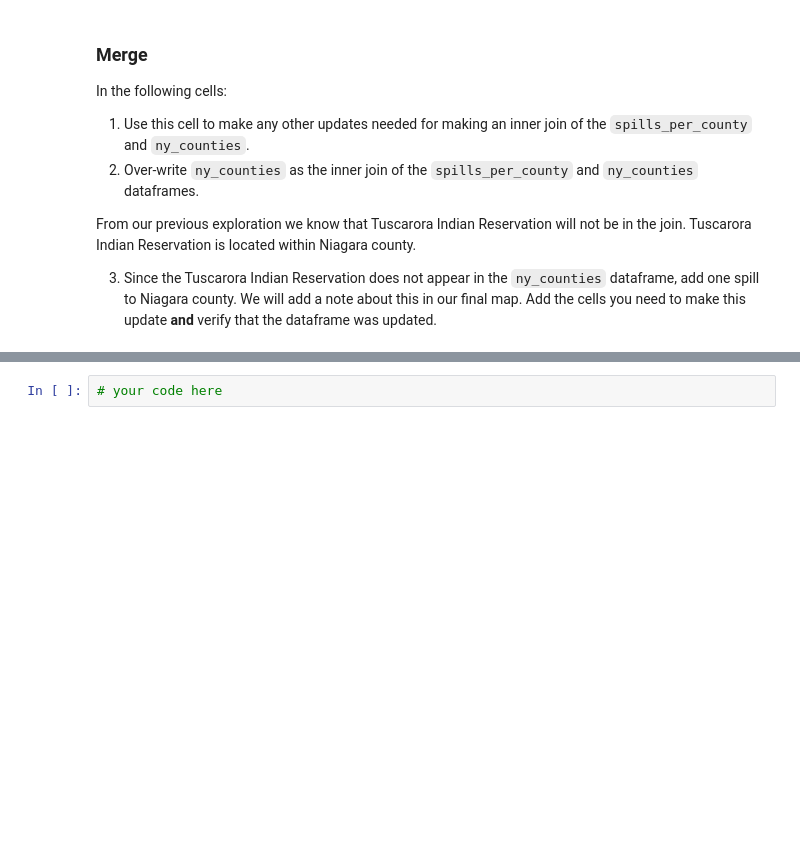
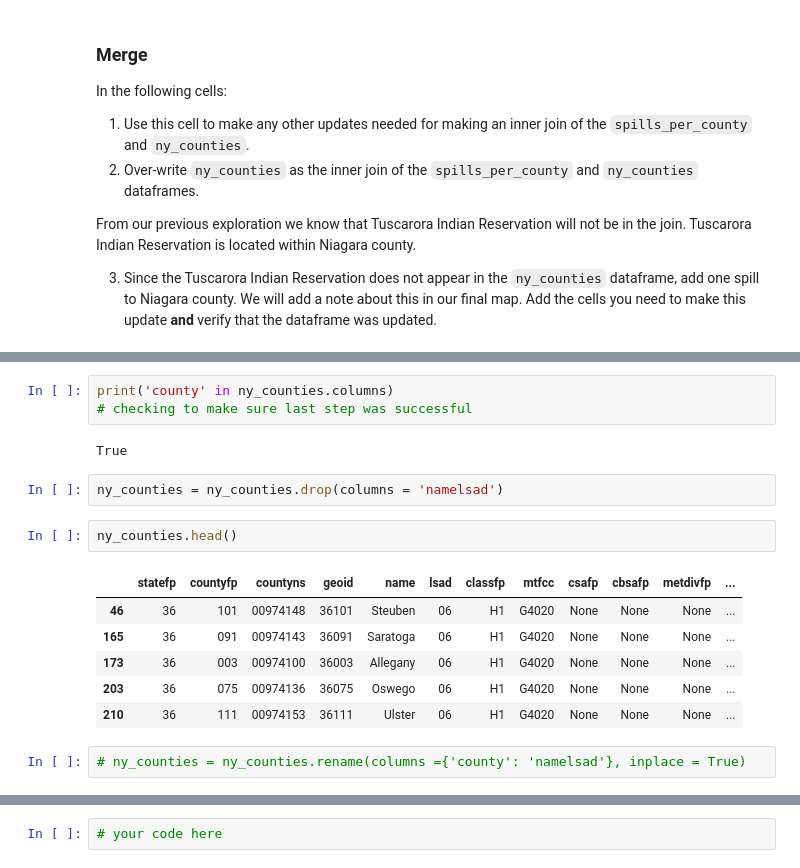
Before and after one commit to saingersoll/eds220-hwk-3, a Jupyter notebook: hwk3-task1-spills.ipynb, the cells around one changed output, grey strips where cells are left out. Saved outputs shown, nothing was run; the diff lists cells and outputs as text; blank space fills up the shorter version.

```diff
--- a/hwk3-task1-spills.ipynb
+++ b/hwk3-task1-spills.ipynb
@@ -481,0 +502,17 @@ From our previous exploration we know that Tuscarora Indian Reservation will not
+# %%
+print('county' in ny_counties.columns)                                                           # checking to make sure last step was successful
+# %% [output]
+True
+# %%
+ny_counties = ny_counties.drop(columns = 'namelsad')
+# %%
+ny_counties.head()
+# %% [output]
+|  | statefp | countyfp | countyns | geoid | name | lsad | classfp | mtfcc | csafp | cbsafp | metdivfp | ... |
+| 46 | 36 | 101 | 00974148 | 36101 | Steuben | 06 | H1 | G4020 | None | None | None | ... |
+| 165 | 36 | 091 | 00974143 | 36091 | Saratoga | 06 | H1 | G4020 | None | None | None | ... |
+| 173 | 36 | 003 | 00974100 | 36003 | Allegany | 06 | H1 | G4020 | None | None | None | ... |
+| 203 | 36 | 075 | 00974136 | 36075 | Oswego | 06 | H1 | G4020 | None | None | None | ... |
+| 210 | 36 | 111 | 00974153 | 36111 | Ulster | 06 | H1 | G4020 | None | None | None | ... |
+# %%
+# ny_counties = ny_counties.rename(columns ={'county': 'namelsad'}, inplace = True)
```
Also changed, not shown: parts of 13 cells of this notebook.
